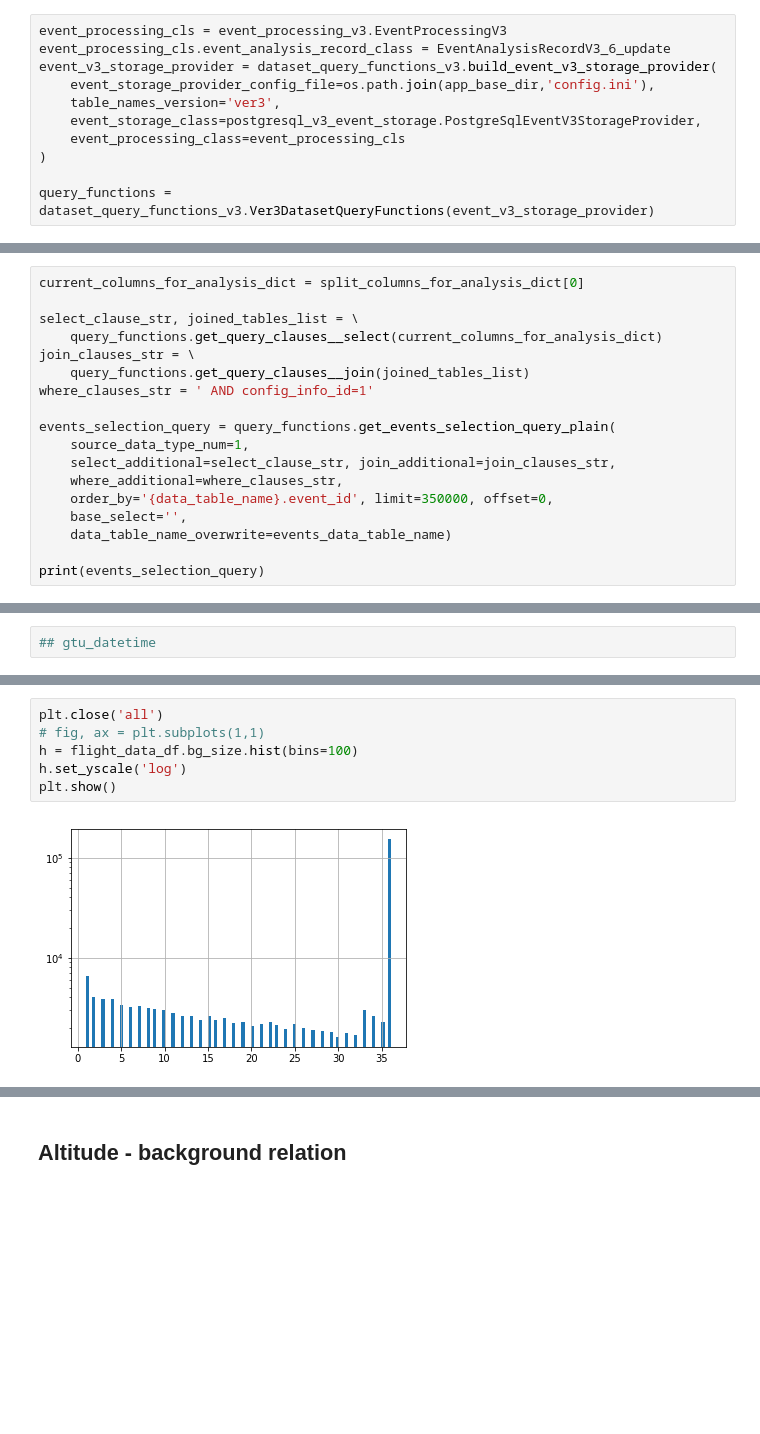
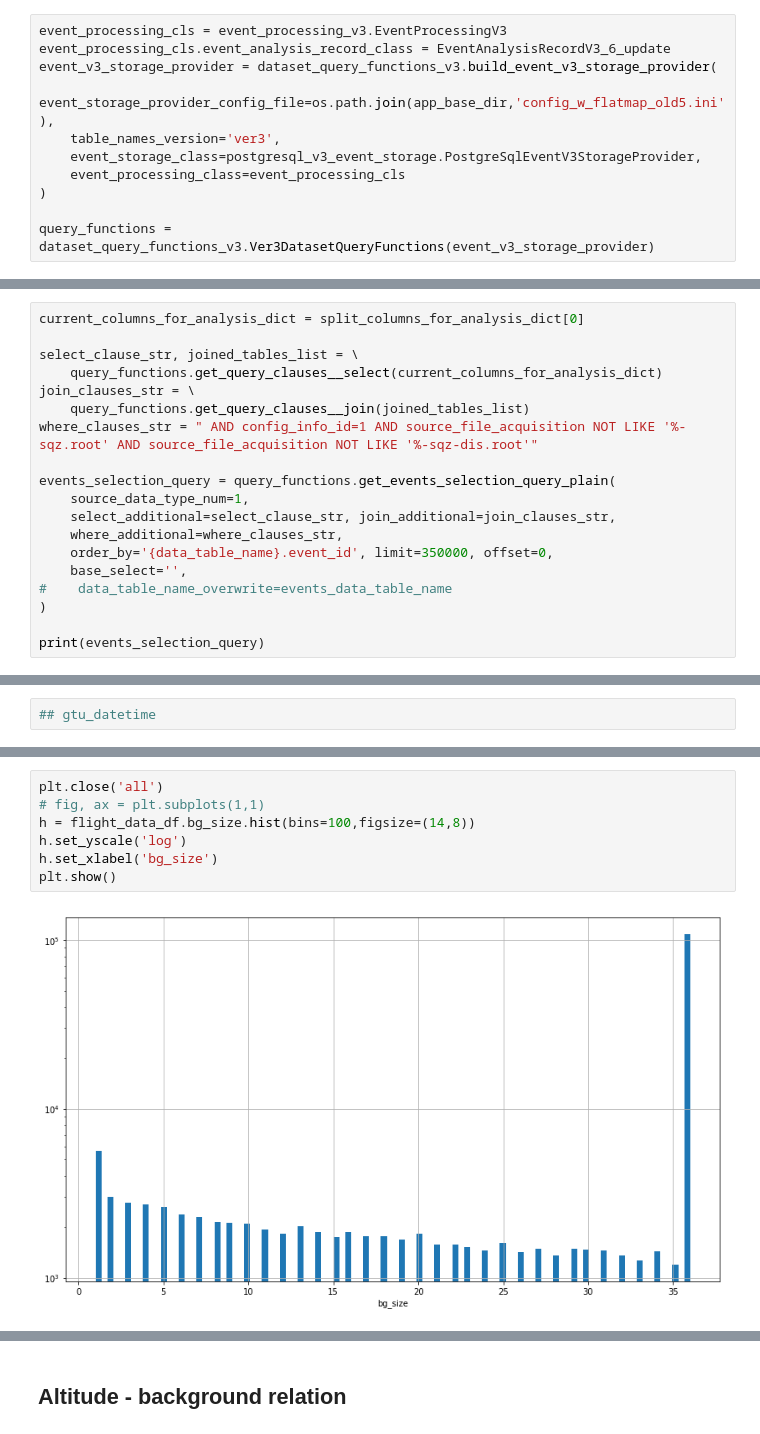
Before and after one commit to vrabelmichal/euso-patt-reco-notebooks, a Jupyter notebook: notebooks/ver3_bg_values_distribution.ipynb, the cells around one changed output, grey strips where cells are left out. Saved outputs shown, nothing was run; the diff lists cells and outputs as text; blank space fills up the shorter version.

```diff
--- a/notebooks/ver3_bg_values_distribution.ipynb
+++ b/notebooks/ver3_bg_values_distribution.ipynb
@@ -53,7 +53,7 @@ os.makedirs(data_snippets_dir, exist_ok=True)
 event_processing_cls = event_processing_v3.EventProcessingV3
 event_processing_cls.event_analysis_record_class = EventAnalysisRecordV3_6_update
 event_v3_storage_provider = dataset_query_functions_v3.build_event_v3_storage_provider(
-    event_storage_provider_config_file=os.path.join(app_base_dir,'config.ini'),
+    event_storage_provider_config_file=os.path.join(app_base_dir,'config_w_flatmap_old5.ini'),
     table_names_version='ver3',
     event_storage_class=postgresql_v3_event_storage.PostgreSqlEventV3StorageProvider,
     event_processing_class=event_processing_cls
@@ -147,7 +147,7 @@ select_clause_str, joined_tables_list = \
     query_functions.get_query_clauses__select(current_columns_for_analysis_dict)
 join_clauses_str = \
     query_functions.get_query_clauses__join(joined_tables_list)
-where_clauses_str = ' AND config_info_id=1'
+where_clauses_str = " AND config_info_id=1 AND source_file_acquisition NOT LIKE '%-sqz.root' AND source_file_acquisition NOT LIKE '%-sqz-dis.root'"
 
 events_selection_query = query_functions.get_events_selection_query_plain(
     source_data_type_num=1,
@@ -155,7 +155,8 @@ events_selection_query = query_functions.get_events_selection_query_plain(
     where_additional=where_clauses_str,
     order_by='{data_table_name}.event_id', limit=350000, offset=0,
     base_select='',
-    data_table_name_overwrite=events_data_table_name)
+#    data_table_name_overwrite=events_data_table_name
+)
 
 print(events_selection_query)
 # %% [output]
@@ -241,11 +224,12 @@ Timestamp('2017-04-25 08:31:48.041307')
 # %%
 plt.close('all')
 # fig, ax = plt.subplots(1,1)
-h = flight_data_df.bg_size.hist(bins=100)
+h = flight_data_df.bg_size.hist(bins=100,figsize=(14,8))
 h.set_yscale('log')
+h.set_xlabel('bg_size')
 plt.show()
 # %% [output]
-[figure, old version]
+[figure, new version]
 # %%
 plt.close('all')
 # fig, ax = plt.subplots(1,1)
```
Also changed, not shown: parts of 59 cells of this notebook, 2 other files.
